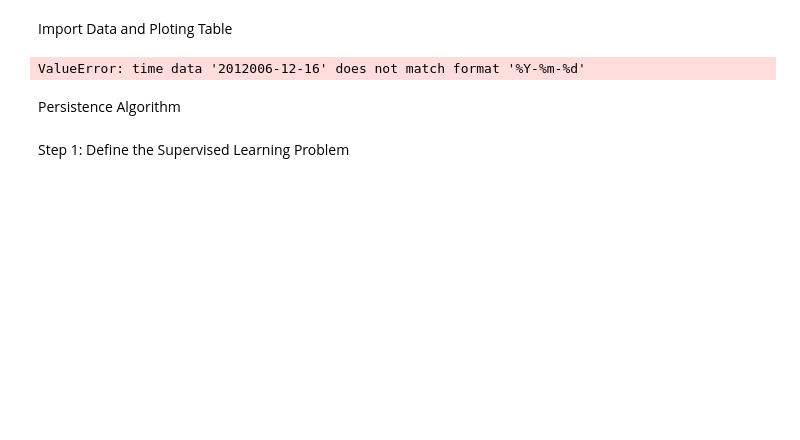
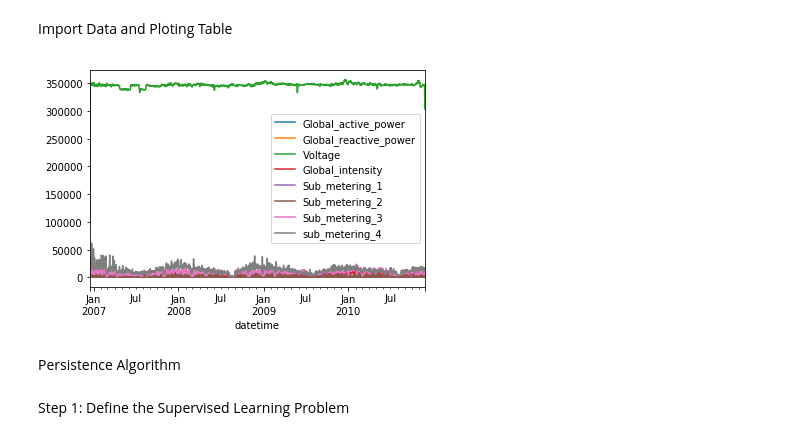
Before and after one commit to fabianbruckschen/sampled, a Jupyter notebook: pmp/2_pmp.ipynb, the cells around one changed output. Saved outputs shown, nothing was run; the diff lists cells and outputs as text; code cells hidden in the pictures; blank space fills up the shorter version.

```diff
--- a/pmp/2_pmp.ipynb
+++ b/pmp/2_pmp.ipynb
@@ -13,12 +14,11 @@ def parser(x):
 dir_data = '../data/power_consumption/'
 # %%
 # plot dataset
-series = read_csv(dir_data+'household_power_consumption_by_day.csv', header=0, parse_dates=[0],
-                  index_col=0, squeeze=True, date_parser=parser)
+series = read_csv(dir_data+'household_power_consumption_by_day.csv', header=0, infer_datetime_format=True, parse_dates=['datetime'], index_col=['datetime'])
 series.plot()
 plt.show()
 # %% [output]
-ValueError: time data '2012006-12-16' does not match format '%Y-%m-%d'
+[figure, added]
 # %% [markdown]
 Persistence Algorithm
 # %% [markdown]
```
Also changed, not shown: parts of 5 cells of this notebook.
